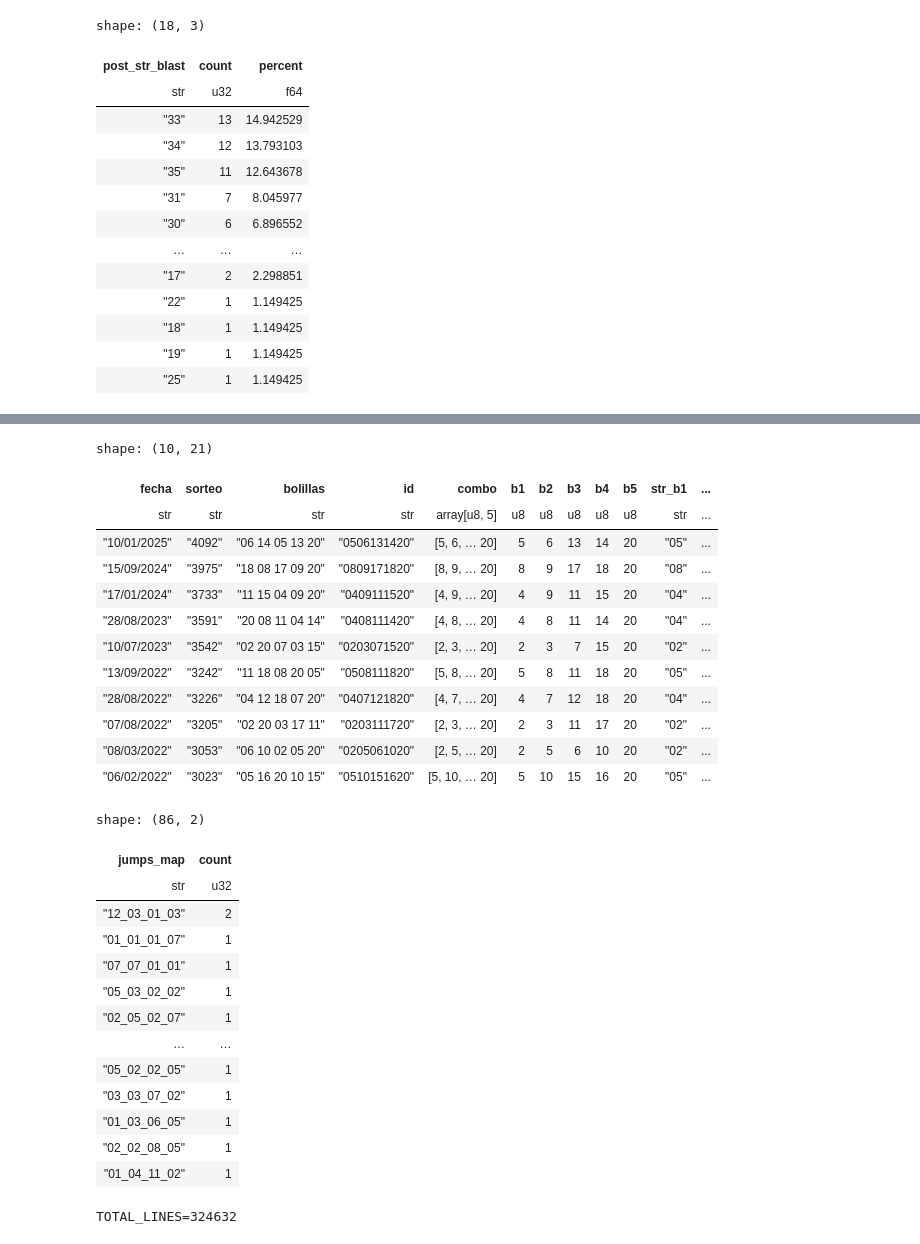
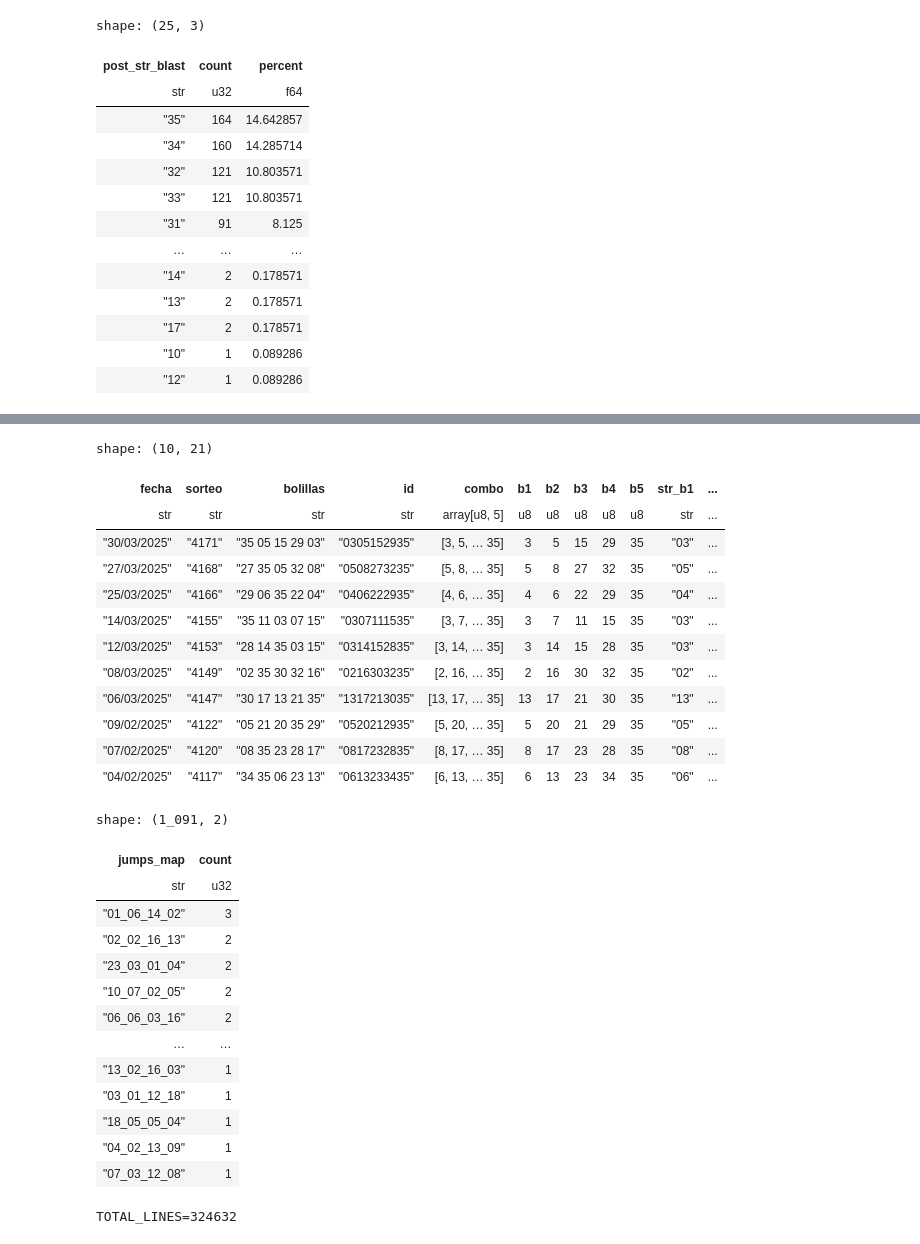
Before and after one commit to coins5/tinkapp.v4, a Jupyter notebook: explore_bolillas_v3_GN.ipynb, the cells around one changed output, grey strips where cells are left out. Drawn from its saved outputs; the diff is of its cells as text; code cells hidden in the pictures.

```diff
--- a/explore_bolillas_v3_GN.ipynb
+++ b/explore_bolillas_v3_GN.ipynb
@@ -218,48 +218,48 @@ shape: (664, 2)
 # %%
-possible_blast, exclude_jump_maps_blast = plot_post_col(col='str_b5', post_col='post_str_blast', test_value="20")
+possible_blast, exclude_jump_maps_blast = plot_post_col(col='str_b5', post_col='post_str_blast', test_value="35")
 # %% [output]
-shape: (18, 3)
+shape: (25, 3)
 | post_str_blast | count | percent |
 | str | u32 | f64 |
-| "33" | 13 | 14.942529 |
-| "34" | 12 | 13.793103 |
-| "35" | 11 | 12.643678 |
-| "31" | 7 | 8.045977 |
-| "30" | 6 | 6.896552 |
+| "35" | 164 | 14.642857 |
+| "34" | 160 | 14.285714 |
+| "32" | 121 | 10.803571 |
+| "33" | 121 | 10.803571 |
+| "31" | 91 | 8.125 |
 | … | … | … |
-| "17" | 2 | 2.298851 |
-| "22" | 1 | 1.149425 |
-| "18" | 1 | 1.149425 |
-| "19" | 1 | 1.149425 |
-| "25" | 1 | 1.149425 |
+| "14" | 2 | 0.178571 |
+| "13" | 2 | 0.178571 |
+| "17" | 2 | 0.178571 |
+| "10" | 1 | 0.089286 |
+| "12" | 1 | 0.089286 |
 [interactive output not drawn]
 shape: (10, 21)
 | fecha | sorteo | bolillas | id | combo | b1 | b2 | b3 | b4 | b5 | str_b1 | ... |
 | str | str | str | str | array[u8, 5] | u8 | u8 | u8 | u8 | u8 | str | ... |
-| "10/01/2025" | "4092" | "06 14 05 13 20" | "0506131420" | [5, 6, … 20] | 5 | 6 | 13 | 14 | 20 | "05" | ... |
-| "15/09/2024" | "3975" | "18 08 17 09 20" | "0809171820" | [8, 9, … 20] | 8 | 9 | 17 | 18 | 20 | "08" | ... |
-| "17/01/2024" | "3733" | "11 15 04 09 20" | "0409111520" | [4, 9, … 20] | 4 | 9 | 11 | 15 | 20 | "04" | ... |
-| "28/08/2023" | "3591" | "20 08 11 04 14" | "0408111420" | [4, 8, … 20] | 4 | 8 | 11 | 14 | 20 | "04" | ... |
-| "10/07/2023" | "3542" | "02 20 07 03 15" | "0203071520" | [2, 3, … 20] | 2 | 3 | 7 | 15 | 20 | "02" | ... |
-| "13/09/2022" | "3242" | "11 18 08 20 05" | "0508111820" | [5, 8, … 20] | 5 | 8 | 11 | 18 | 20 | "05" | ... |
-| "28/08/2022" | "3226" | "04 12 18 07 20" | "0407121820" | [4, 7, … 20] | 4 | 7 | 12 | 18 | 20 | "04" | ... |
-| "07/08/2022" | "3205" | "02 20 03 17 11" | "0203111720" | [2, 3, … 20] | 2 | 3 | 11 | 17 | 20 | "02" | ... |
-| "08/03/2022" | "3053" | "06 10 02 05 20" | "0205061020" | [2, 5, … 20] | 2 | 5 | 6 | 10 | 20 | "02" | ... |
-| "06/02/2022" | "3023" | "05 16 20 10 15" | "0510151620" | [5, 10, … 20] | 5 | 10 | 15 | 16 | 20 | "05" | ... |
+| "30/03/2025" | "4171" | "35 05 15 29 03" | "0305152935" | [3, 5, … 35] | 3 | 5 | 15 | 29 | 35 | "03" | ... |
+| "27/03/2025" | "4168" | "27 35 05 32 08" | "0508273235" | [5, 8, … 35] | 5 | 8 | 27 | 32 | 35 | "05" | ... |
+| "25/03/2025" | "4166" | "29 06 35 22 04" | "0406222935" | [4, 6, … 35] | 4 | 6 | 22 | 29 | 35 | "04" | ... |
+| "14/03/2025" | "4155" | "35 11 03 07 15" | "0307111535" | [3, 7, … 35] | 3 | 7 | 11 | 15 | 35 | "03" | ... |
+| "12/03/2025" | "4153" | "28 14 35 03 15" | "0314152835" | [3, 14, … 35] | 3 | 14 | 15 | 28 | 35 | "03" | ... |
+| "08/03/2025" | "4149" | "02 35 30 32 16" | "0216303235" | [2, 16, … 35] | 2 | 16 | 30 | 32 | 35 | "02" | ... |
+| "06/03/2025" | "4147" | "30 17 13 21 35" | "1317213035" | [13, 17, … 35] | 13 | 17 | 21 | 30 | 35 | "13" | ... |
+| "09/02/2025" | "4122" | "05 21 20 35 29" | "0520212935" | [5, 20, … 35] | 5 | 20 | 21 | 29 | 35 | "05" | ... |
+| "07/02/2025" | "4120" | "08 35 23 28 17" | "0817232835" | [8, 17, … 35] | 8 | 17 | 23 | 28 | 35 | "08" | ... |
+| "04/02/2025" | "4117" | "34 35 06 23 13" | "0613233435" | [6, 13, … 35] | 6 | 13 | 23 | 34 | 35 | "06" | ... |
-shape: (86, 2)
+shape: (1_091, 2)
 | jumps_map | count |
 | str | u32 |
-| "12_03_01_03" | 2 |
-| "01_01_01_07" | 1 |
-| "07_07_01_01" | 1 |
-| "05_03_02_02" | 1 |
-| "02_05_02_07" | 1 |
+| "01_06_14_02" | 3 |
+| "02_02_16_13" | 2 |
+| "23_03_01_04" | 2 |
+| "10_07_02_05" | 2 |
+| "06_06_03_16" | 2 |
 | … | … |
-| "05_02_02_05" | 1 |
-| "03_03_07_02" | 1 |
-| "01_03_06_05" | 1 |
-| "02_02_08_05" | 1 |
-| "01_04_11_02" | 1 |
+| "13_02_16_03" | 1 |
+| "03_01_12_18" | 1 |
+| "18_05_05_04" | 1 |
+| "04_02_13_09" | 1 |
+| "07_03_12_08" | 1 |
 # %%
 b_count = rr.CHOOSE
 min_b = rr.MIN_B_VALUES[0]
```
Also changed, not shown: parts of 4 cells of this notebook.
